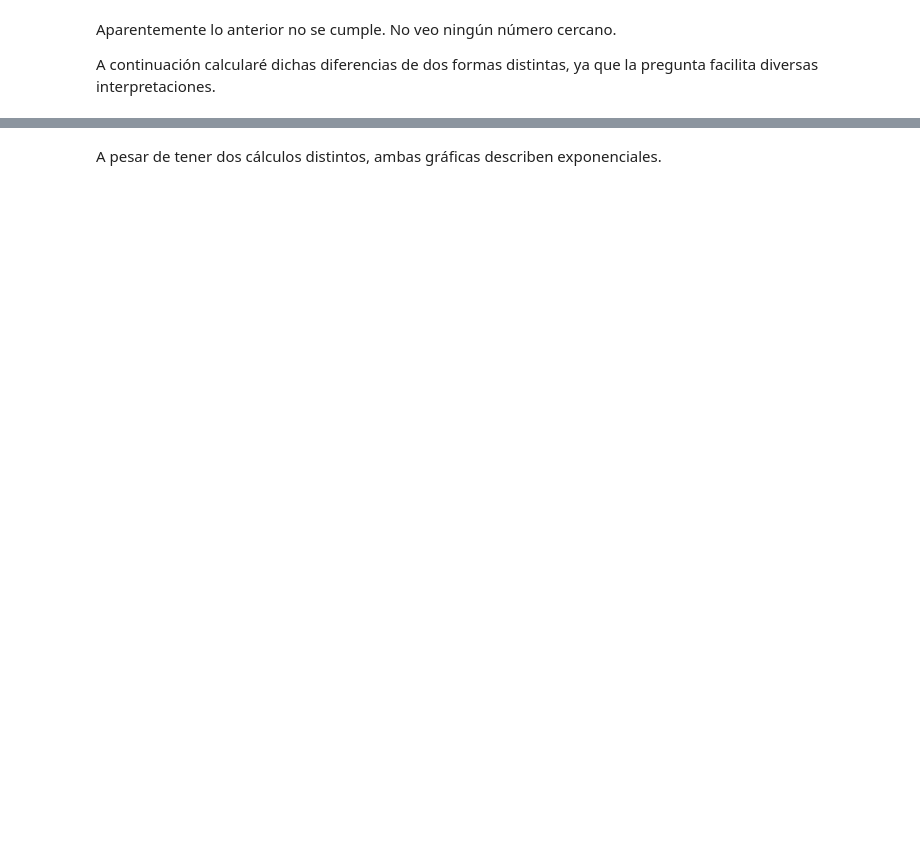
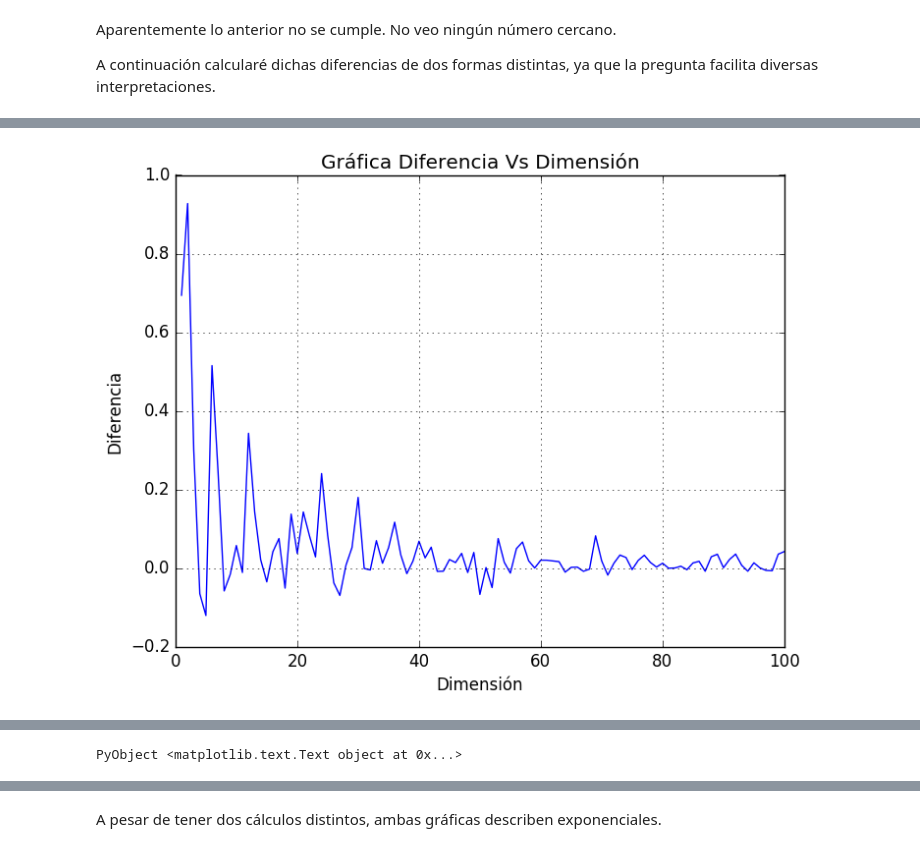
Before and after one commit to nicolasdiazn/Documentos, a Jupyter notebook: T4_NicolasDiazNaufal.ipynb, the cells around one changed output, grey strips where cells are left out. Cells and saved outputs as stored; diff of their text form; code cells hidden in the pictures; blank space fills up the shorter version.

```diff
--- a/T4_NicolasDiazNaufal.ipynb
+++ b/T4_NicolasDiazNaufal.ipynb
@@ -300,0 +287,26 @@ diferencia (generic function with 1 method)
+# %%
+function dif(n)
+    ψ = projector(random_state(n))
+    H = Obs_Hermitian(n)
+    Tr = trace(ψ*H)
+    (Tr-trace(H))
+    real(Tr/n)
+end
+dif(50)
+function graf_dif(n)
+    v = []
+    x = collect(1:n)
+    for i in x
+    l = real(dif(i))
+    push!(v,l)
+    end
+    plot(x,v)
+    grid("on")
+    xlabel("Dimensión")
+    ylabel("Diferencia")
+    title("Gráfica Diferencia Vs Dimensión")
+end
+
+graf_dif(100)
+# %% [output]
+[figure, added]
@@ -301 +315,2 @@ diferencia (generic function with 1 method)
+PyObject <matplotlib.text.Text object at 0x...>
 # %%
```
Also changed, not shown: parts of 9 cells of this notebook.
